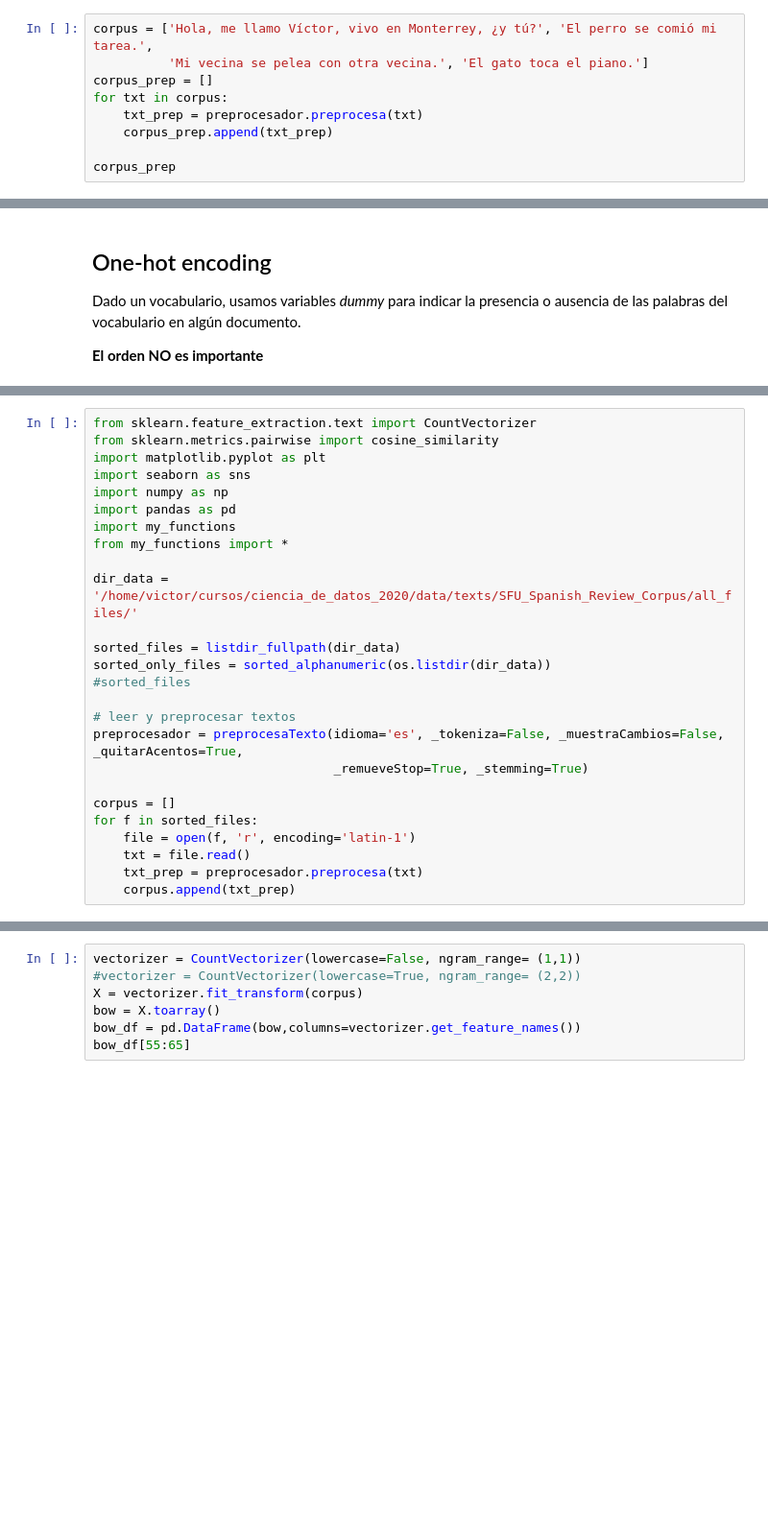
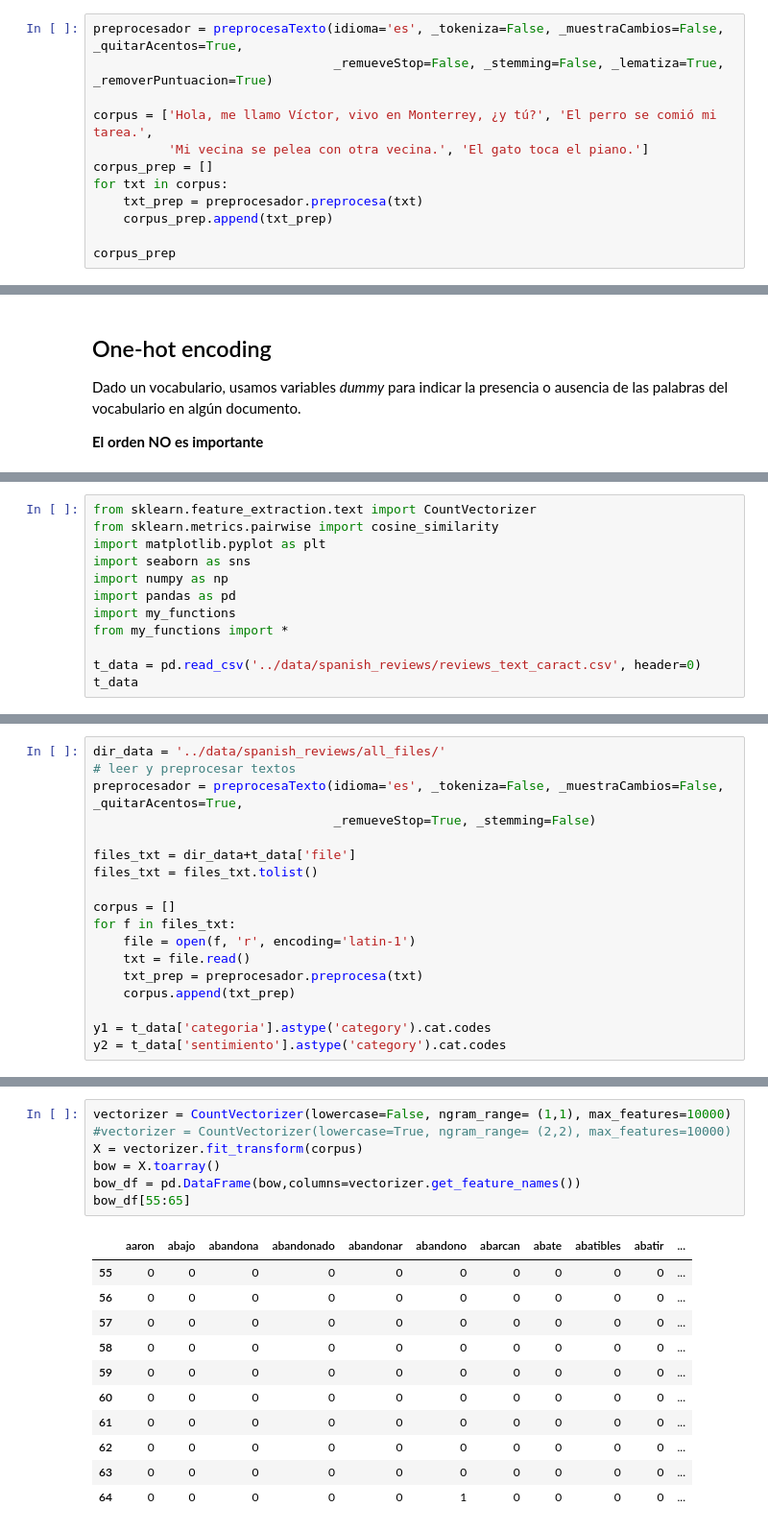
Before and after one commit to victorm0202/Curso_banxico, a Jupyter notebook: slides.ipynb, the cells around one changed output, grey strips where cells are left out. Shown at 96% size. Saved outputs shown, nothing was run; the diff lists cells and outputs as text; blank space fills up the shorter version.

```diff
--- a/slides.ipynb
+++ b/slides.ipynb
@@ -294,4 +294,7 @@ print(txt_prep)
 # %%
+preprocesador = preprocesaTexto(idioma='es', _tokeniza=False, _muestraCambios=False, _quitarAcentos=True,
+                                _remueveStop=False, _stemming=False, _lematiza=True, _removerPuntuacion=True)
+
 corpus = ['Hola, me llamo Víctor, vivo en Monterrey, ¿y tú?', 'El perro se comió mi tarea.',
           'Mi vecina se pelea con otra vecina.', 'El gato toca el piano.']
 corpus_prep = []
@@ -389,19 +413,5 @@ import pandas as pd
 import my_functions
 from my_functions import *
 
-dir_data = '/home/victor/cursos/ciencia_de_datos_2020/data/texts/SFU_Spanish_Review_Corpus/all_files/'
-
-sorted_files = listdir_fullpath(dir_data)
-sorted_only_files = sorted_alphanumeric(os.listdir(dir_data))
-#sorted_files
-
-# leer y preprocesar textos
-preprocesador = preprocesaTexto(idioma='es', _tokeniza=False, _muestraCambios=False, _quitarAcentos=True,
-                                _remueveStop=True, _stemming=True)
-
-corpus = []
-for f in sorted_files:
-    file = open(f, 'r', encoding='latin-1')
-    txt = file.read()
-    txt_prep = preprocesador.preprocesa(txt)
-    corpus.append(txt_prep)
+t_data = pd.read_csv('../data/spanish_reviews/reviews_text_caract.csv', header=0)
+t_data
@@ -408 +432,19 @@ for f in sorted_files:
+# %%
+dir_data = '../data/spanish_reviews/all_files/'
+# leer y preprocesar textos
+preprocesador = preprocesaTexto(idioma='es', _tokeniza=False, _muestraCambios=False, _quitarAcentos=True,
+                                _remueveStop=True, _stemming=False)
+
+files_txt = dir_data+t_data['file']
+files_txt = files_txt.tolist()
+
+corpus = []
+for f in files_txt:
+    file = open(f, 'r', encoding='latin-1')
+    txt = file.read()
+    txt_prep = preprocesador.preprocesa(txt)
+    corpus.append(txt_prep)
+
+y1 = t_data['categoria'].astype('category').cat.codes
+y2 = t_data['sentimiento'].astype('category').cat.codes
 # %%
@@ -410,7 +456,19 @@ corpus[1]
 # %%
-vectorizer = CountVectorizer(lowercase=False, ngram_range= (1,1))
-#vectorizer = CountVectorizer(lowercase=True, ngram_range= (2,2))
+vectorizer = CountVectorizer(lowercase=False, ngram_range= (1,1), max_features=10000)
+#vectorizer = CountVectorizer(lowercase=True, ngram_range= (2,2), max_features=10000)
 X = vectorizer.fit_transform(corpus)
 bow = X.toarray()
 bow_df = pd.DataFrame(bow,columns=vectorizer.get_feature_names())
 bow_df[55:65]
+# %% [output]
+|  | aaron | abajo | abandona | abandonado | abandonar | abandono | abarcan | abate | abatibles | abatir | ... |
+| 55 | 0 | 0 | 0 | 0 | 0 | 0 | 0 | 0 | 0 | 0 | ... |
+| 56 | 0 | 0 | 0 | 0 | 0 | 0 | 0 | 0 | 0 | 0 | ... |
+| 57 | 0 | 0 | 0 | 0 | 0 | 0 | 0 | 0 | 0 | 0 | ... |
+| 58 | 0 | 0 | 0 | 0 | 0 | 0 | 0 | 0 | 0 | 0 | ... |
+| 59 | 0 | 0 | 0 | 0 | 0 | 0 | 0 | 0 | 0 | 0 | ... |
+| 60 | 0 | 0 | 0 | 0 | 0 | 0 | 0 | 0 | 0 | 0 | ... |
+| 61 | 0 | 0 | 0 | 0 | 0 | 0 | 0 | 0 | 0 | 0 | ... |
+| 62 | 0 | 0 | 0 | 0 | 0 | 0 | 0 | 0 | 0 | 0 | ... |
+| 63 | 0 | 0 | 0 | 0 | 0 | 0 | 0 | 0 | 0 | 0 | ... |
+| 64 | 0 | 0 | 0 | 0 | 0 | 1 | 0 | 0 | 0 | 0 | ... |
```
Also changed, not shown: parts of 65 cells of this notebook, 19 other files.
